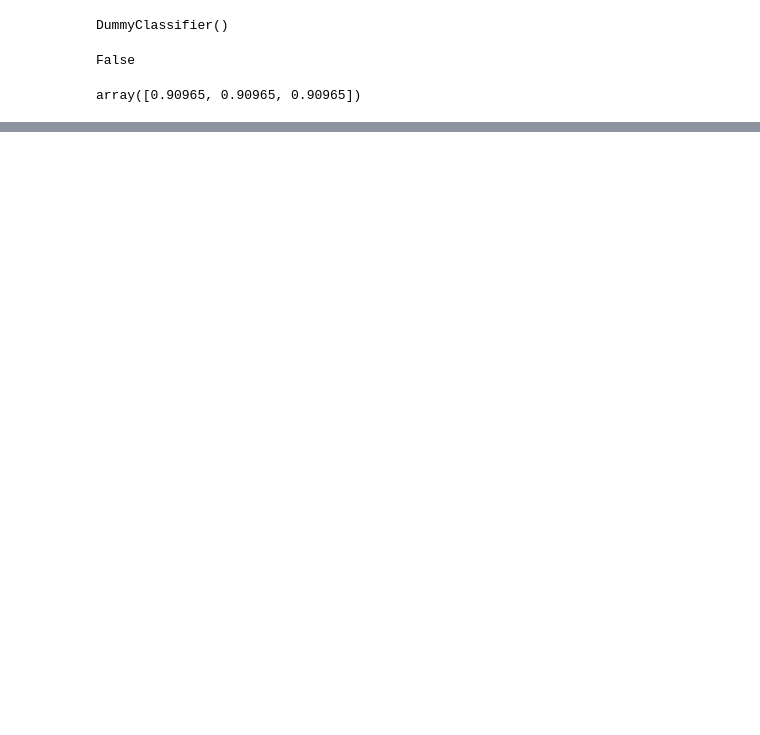
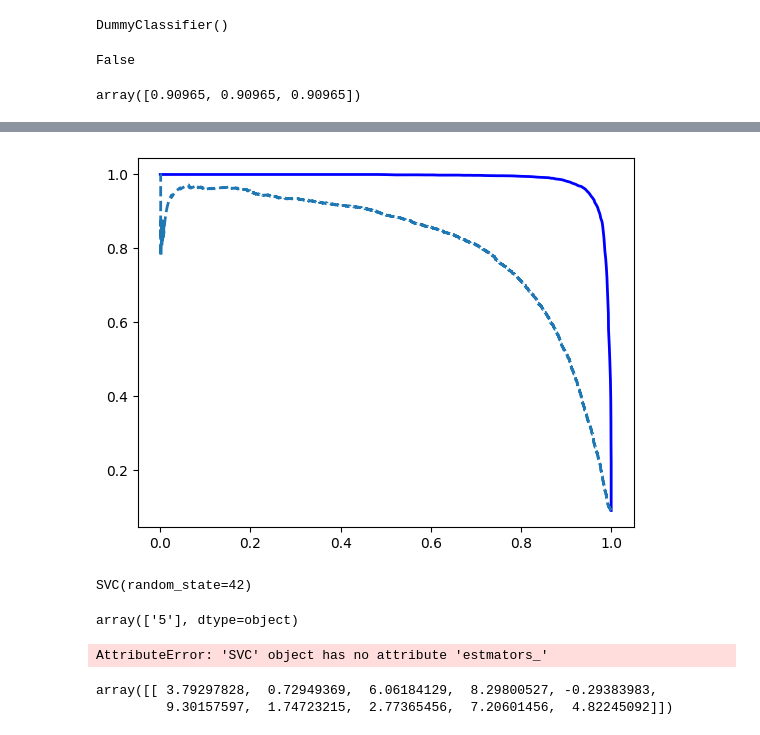
Before and after one commit to bundela05/mlcodez, a Jupyter notebook: ai and ml/code/classification.ipynb, the cells around one changed output, grey strips where cells are left out. Drawn from its saved outputs; the diff is of its cells as text; code cells hidden in the pictures; blank space fills up the shorter version.

Commit message:
multiclass classification

```diff
--- a/ai and ml/code/classification.ipynb
+++ b/ai and ml/code/classification.ipynb
@@ -64,0 +215,23 @@ array([0.90965, 0.90965, 0.90965])
+# %%
+plt.plot(recalls_forest, precisions_forest, "b-", linewidth=2,
+label="Random Forest")
+plt.plot(recall, precision,
+"--"
+, linewidth=2, label="SGD")
+
+plt.show()
+# %% [output]
+[figure, added]
+# %%
+# multiclass classifcation
+
+from sklearn.svm import SVC
+
+svm_clf = SVC(random_state=42)
+svm_clf.fit(X_train[:2000],y_train[:2000])
+# %% [output]
+SVC(random_state=42)
+# %%
+svm_clf.predict([some_digit])
+# %% [output]
+array(['5'], dtype=object)
@@ -64,0 +240,9 @@ array([0.90965, 0.90965, 0.90965])
+# %%
+svm_clf.estmators_
+# %% [output]
+AttributeError: 'SVC' object has no attribute 'estmators_'
+# %%
+some_digit_scores
+# %% [output]
+array([[ 3.79297828,  0.72949369,  6.06184129,  8.29800527, -0.29383983,
+         9.30157597,  1.74723215,  2.77365456,  7.20601456,  4.82245092]])
```
Also changed, not shown: parts of 43 cells of this notebook, 2 other files.
